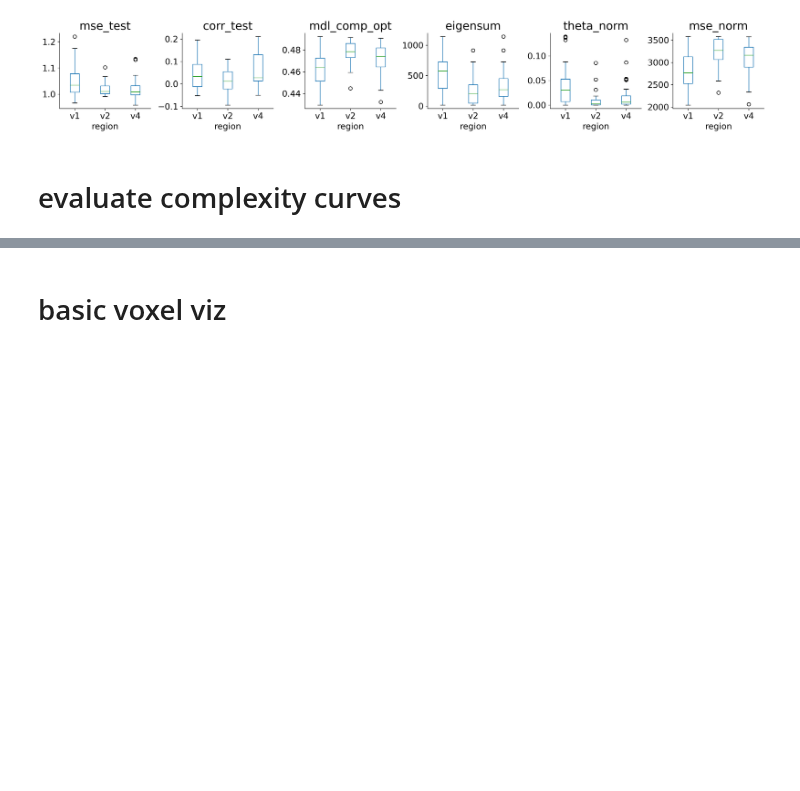
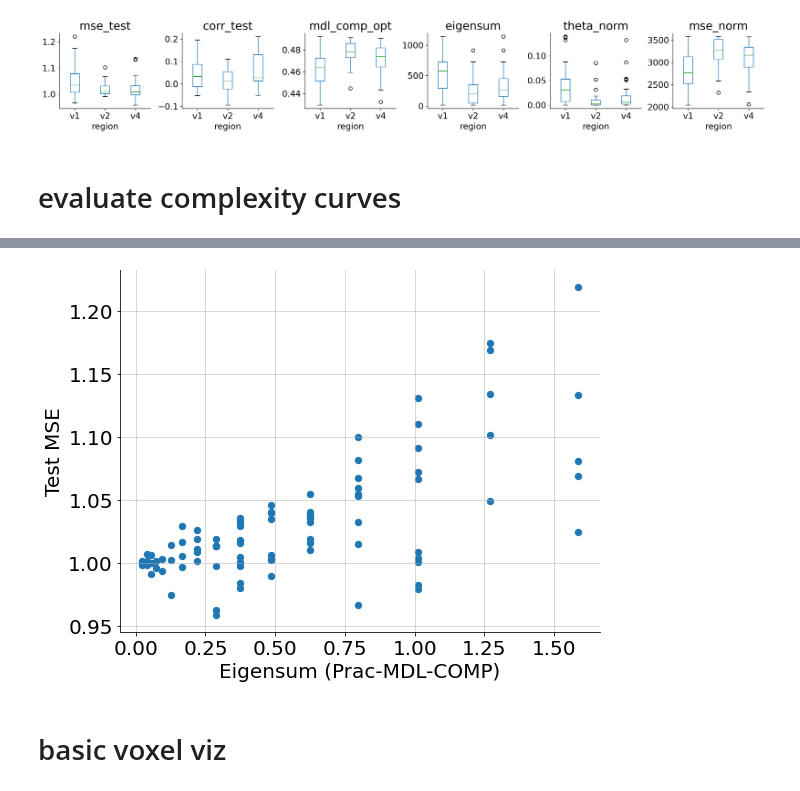
Before and after one commit to csinva/mdl-complexity, a Jupyter notebook: fmri/analyze_fmri.ipynb, the cells around one changed output, grey strips where cells are left out. Cells and saved outputs as stored; diff of their text form; code cells hidden in the pictures; blank space fills up the shorter version.

```diff
--- a/fmri/analyze_fmri.ipynb
+++ b/fmri/analyze_fmri.ipynb
@@ -215,0 +240,16 @@ plt.tight_layout()
+# %%
+import matplotlib as mpl
+label_size = 20
+mpl.rcParams['xtick.labelsize'] = label_size
+mpl.rcParams['ytick.labelsize'] = label_size
+mpl.rcParams['axes.labelsize'] = label_size
+mpl.rcParams['axes.titlesize'] = 14
+mpl.rcParams['figure.titlesize'] = 10
+# mpl.rcParams['lines.markersize'] = 8
+mpl.rcParams['grid.linewidth'] = 2.5
+mpl.rcParams['legend.fontsize'] = 20
+# pylab.rcParams['xtick.major.pad']=5
+# pylab.rcParams['ytick.major.pad']=5
+cs=sns.color_palette()
+lss = ['-', '--', '-.', ':']
+mss = ['s', 'd', 'o', '^']
@@ -216,3 +262,27 @@ plt.tight_layout()
+# %%
+save_fig = True
+axes = plt.subplots(1, 1,sharey=True, figsize=[8, 6], )
+ax = axes[1]#[0]
+ax.scatter(r['eigensum']/720, r['mse_test'],   color=cs[0], marker='o',  s=40)
+ax.grid(True, alpha=0.5, linewidth=1.)
+ax.set_xlabel('Eigensum (Prac-MDL-COMP)')
+# ax.set_title('A', loc='left', fontsize=20, fontweight='bold')
+ax.spines["top"].set_visible(False)
+ax.spines["right"].set_visible(False)
+ax.set_ylabel("Test MSE")
+# ax = axes[1][1]
+# ax.scatter(r['mdl_comp_opt'], r['mse_test'],   color=cs[0], marker='o',  s=40)
+# ax.grid(True, alpha=0.5, linewidth=1.)
+# ax.set_xlabel('Eigensum (Prac-MDL-COMP)')
+# ax.set_title('A', loc='left', fontsize=20, fontweight='bold')
+# ax.spines["top"].set_visible(False)
+# ax.spines["right"].set_visible(False)
+
+if save_fig:
+    plt.savefig('../fig3/fmri_eigensum_mse.pdf')
+plt.show()
+# %% [output]
+[figure, added]
 # %% [markdown]
 # basic voxel viz
 # %%
```
Also changed, not shown: parts of 9 cells of this notebook, 3 other files.
